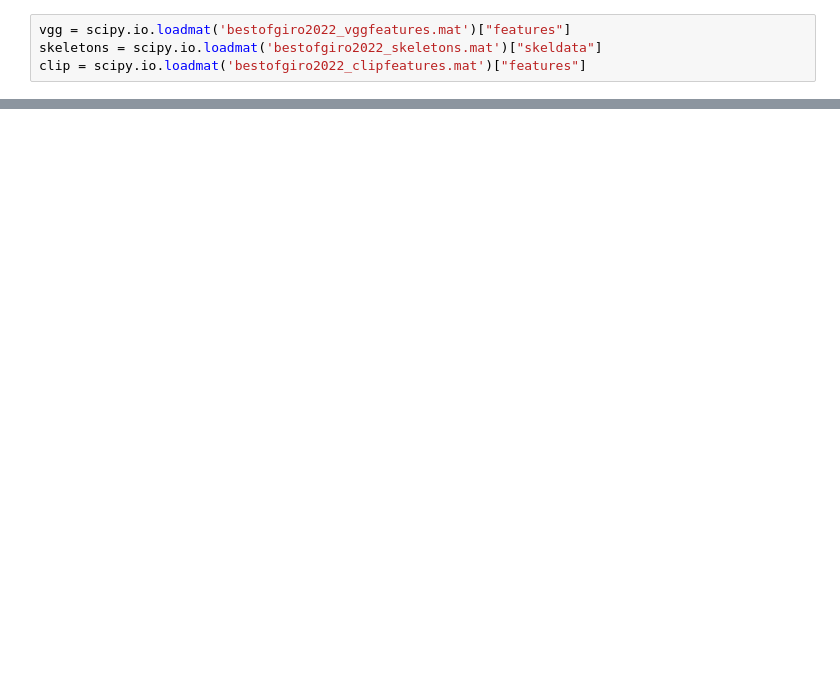
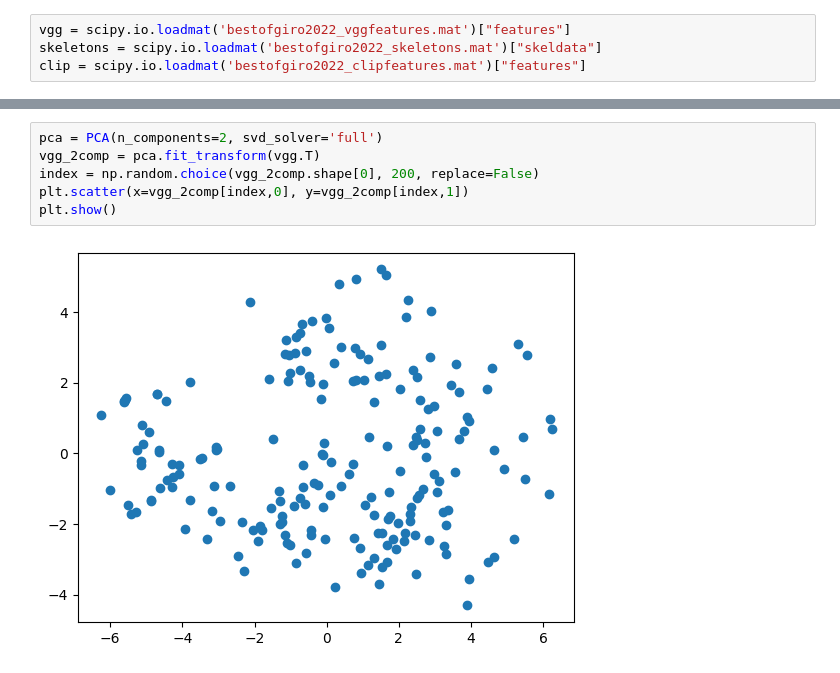
Before and after one commit to Duarte-leao/Processing_Big_Data, a Jupyter notebook: eda.ipynb, the cells around one changed output, grey strips where cells are left out. Cells and saved outputs as stored; diff of their text form; blank space fills up the shorter version.

```diff
--- a/eda.ipynb
+++ b/eda.ipynb
@@ -18,0 +31,8 @@ plt.show()
+# %%
+pca = PCA(n_components=2, svd_solver='full')
+vgg_2comp = pca.fit_transform(vgg.T)
+index = np.random.choice(vgg_2comp.shape[0], 200, replace=False)
+plt.scatter(x=vgg_2comp[index,0], y=vgg_2comp[index,1])
+plt.show()
+# %% [output]
+[figure, added]
```
Also changed, not shown: parts of 17 cells of this notebook, 1 other file.
